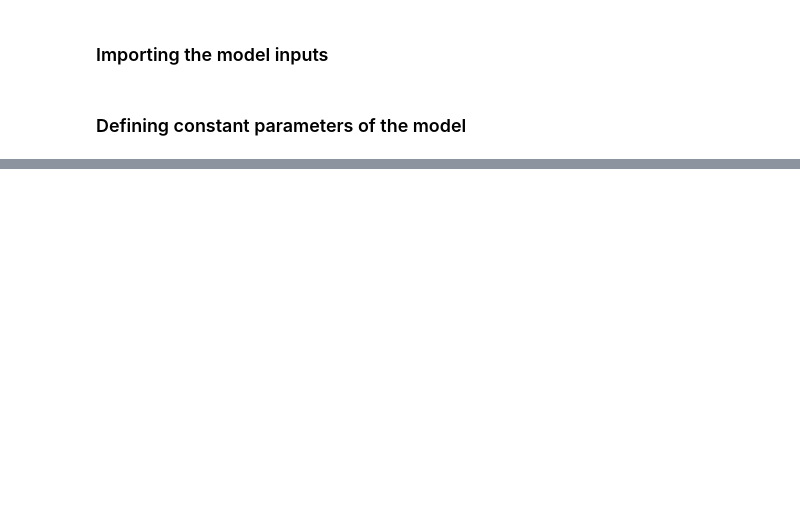
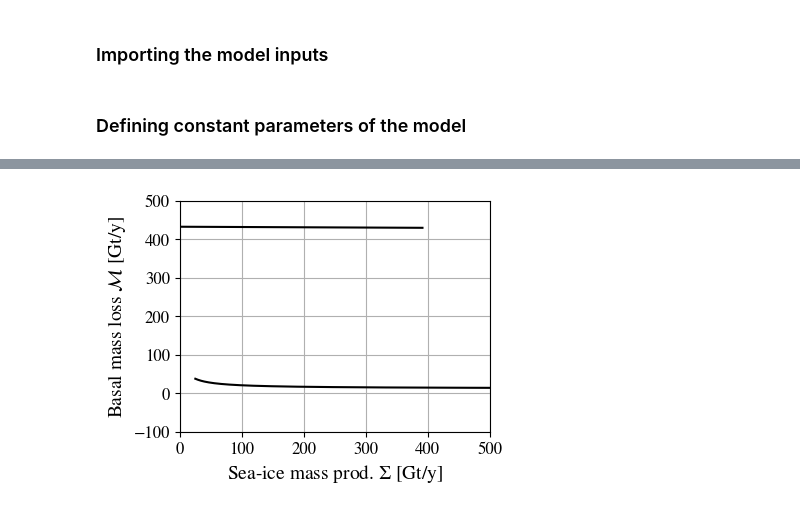
Before and after one commit to lsaddier/Low-Dimensionnal-Model-2025, a Jupyter notebook: Figure2.ipynb, the cells around one changed output, grey strips where cells are left out. Cells and saved outputs as stored; diff of their text form; code cells hidden in the pictures; blank space fills up the shorter version.

```diff
--- a/Figure2.ipynb
+++ b/Figure2.ipynb
@@ -194,0 +185,93 @@ masked_array(data=[--, --, --, --, --, 0.08298007782896819,
+# %%
+#try with eddy intrusion of CDW
+
+import imp
+imp.reload(fbm)
+
+index = 31 #Amery ice shelf
+
+r = 0.1
+
+
+nbox = int(inputs.Nbox.sel(Nisf=index).values)
+Ac = inputs.Ac.sel(Nisf=index).values #m^2
+Omega = np.mean(inputs.Omega.sel(Nisf=index).values)/30/24/3600 *2/3 #m/s factor 2/3 to take summer into account
+frac = inputs.frac.sel(Nisf=index).values
+depth = inputs.depth.sel(Nisf=index).values
+T_surf = np.mean(inputs.T_surf.sel(Nisf=index).values)
+S_surf = np.mean(inputs.S_surf.sel(Nisf=index).values)
+T0 = np.mean(inputs.T0.sel(Nisf=index).values)
+S0 = np.mean(inputs.S0.sel(Nisf=index).values)
+
+Ap_min = 0.
+Ap_max = 40e9
+Npoints = 1000
+list_Ap = np.linspace(Ap_min,Ap_max,Npoints)
+
+AABW = False
+
+guess_diff = np.array([0,0,34.5,34.54])
+guess_conv = np.array([-1.8,-1.5,34.3,35.5])
+
+
+plt.figure(figsize=(4,3))
+
+for kappa, guess, sign, mode in zip([kappa_diff, kappa_conv],[guess_diff,guess_conv],[-1,1],['diff','conv']):
+
+
+    melt_list = []
+    overt = []
+    Sd_list = []
+    DSW = []
+    sig = []
+    sig_d_0 = []
+
+    for Ap in list_Ap:
+
+        X, info, ier, msg = fsolve(fbm.BoxModel, guess, args = (nbox,C,gammaT,Ac,Omega,T0,S0,Ap, kappa ,g,frac,depth, C2, T_surf, S_surf, r,mode), full_output=True)
+        if ier != 1: #management of non convergence cases
+            while ier != 1:
+                X, info, ier, msg = fsolve(fbm.BoxModel, np.random.normal(guess,0.1), args = (nbox,C,gammaT,Ac,Omega,T0,S0,Ap, kappa ,g,frac,depth, C2, T_surf, S_surf, r, mode), full_output=True)
+            print(msg,mode,Ap)
+        guess = X
+
+        Tp, Td, Sp, Sd = X
+        sigma = fbm.compute_Sigma(X)
+
+
+        T,S,melt,q = fbm.PICO(Td, Sd, nbox, C, gammaT, Ac, frac, depth)
+        q_DSW = fbm.compute_DSW(Td, Sd, C2, T0, S0)
+        sigma_d_0 = fbm.compute_rhod_rho0(Td,Sd,T0,S0)
+        m_avg = fbm.compute_m_avg(melt,frac,nbox)
+
+
+        melt_list.append(m_avg*12) #m/y
+        overt.append(q/1e6) #Sv
+        Sd_list.append(Sd) #PSU
+        DSW.append(q_DSW/1e6) #Sv
+        sig.append(sigma)
+        sig_d_0.append(sigma_d_0)
+
+    stab = (np.array(sig_d_0)*sign > 0)
+    melt_list = np.ma.masked_where(np.logical_not(stab),np.array(melt_list))
+    overt = np.ma.masked_where(np.logical_not(stab),np.array(overt))
+    Sd_list = np.ma.masked_where(np.logical_not(stab),np.array(Sd_list))
+    DSW = np.ma.masked_where(np.logical_not(stab),np.array(DSW))
+
+    x_axis = np.ma.masked_where(np.logical_not(stab),list_Ap) *Omega*rho_i/1e12*3600*24*365.25 # Gt/y
+    y_axis = melt_list*Ac*rho_i/1e12 # Gt/y
+
+    plt.plot(x_axis,y_axis,c='black')
+
+
+
+#plt.hlines(0,0,np.max(x_axis), colors='black',linestyle='dotted')
+plt.ylim((-100,500))
+plt.xlim((0,500))
+plt.xlabel(r'Sea-ice mass prod. $\Sigma$ [Gt/y]')
+plt.ylabel(r'Basal mass loss $\mathcal{M}$ [Gt/y]')
+plt.grid()
+plt.savefig('Figures/Figure2.pdf',format="pdf", bbox_inches = 'tight')
+plt.show()
+# %% [output]
+[figure, added]
```
Also changed, not shown: parts of 4 cells of this notebook, 2 other files.
